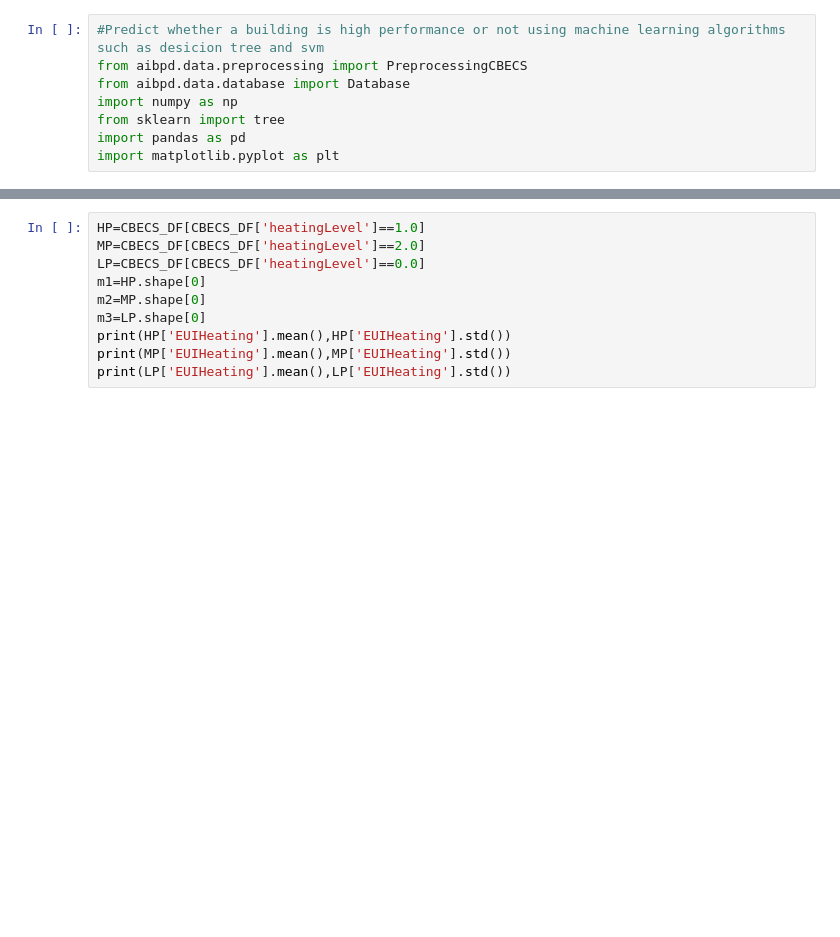
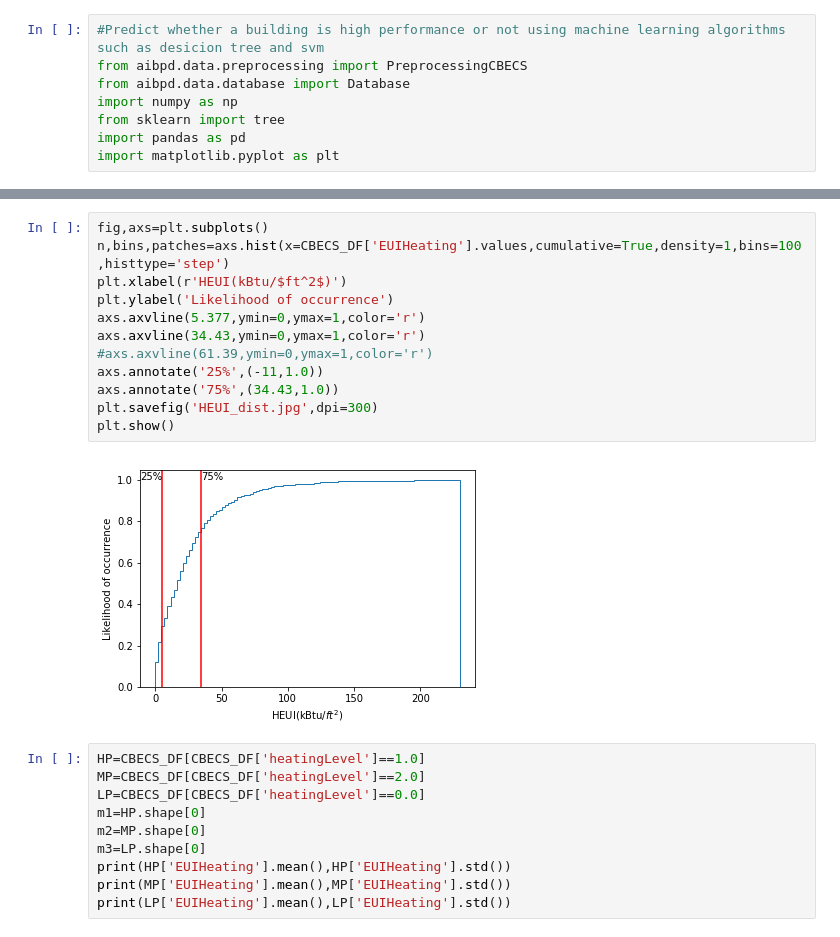
Before and after one commit to Zicao/IntelligentBuildingPerformanceDesign, a Jupyter notebook: application/HeatingPerformanceClassification.ipynb, the cells around one changed output, grey strips where cells are left out. Drawn from its saved outputs; the diff is of its cells as text; blank space fills up the shorter version.

```diff
--- a/application/HeatingPerformanceClassification.ipynb
+++ b/application/HeatingPerformanceClassification.ipynb
@@ -22,4 +23,18 @@ top3 0.42833333333333334 top10 1.8888636363636364 top23 4.974313725490196 top25
 [figure]
+# %%
+fig,axs=plt.subplots()
+n,bins,patches=axs.hist(x=CBECS_DF['EUIHeating'].values,cumulative=True,density=1,bins=100,histtype='step')
+plt.xlabel(r'HEUI(kBtu/$ft^2$)')
+plt.ylabel('Likelihood of occurrence')
+axs.axvline(5.377,ymin=0,ymax=1,color='r')
+axs.axvline(34.43,ymin=0,ymax=1,color='r')
+#axs.axvline(61.39,ymin=0,ymax=1,color='r')
+axs.annotate('25%',(-11,1.0))
+axs.annotate('75%',(34.43,1.0))
+plt.savefig('HEUI_dist.jpg',dpi=300)
+plt.show()
+# %% [output]
+[figure, added]
 # %%
 HP=CBECS_DF[CBECS_DF['heatingLevel']==1.0]
 MP=CBECS_DF[CBECS_DF['heatingLevel']==2.0]
```
Also changed, not shown: parts of 11 cells of this notebook, 40 other files.
